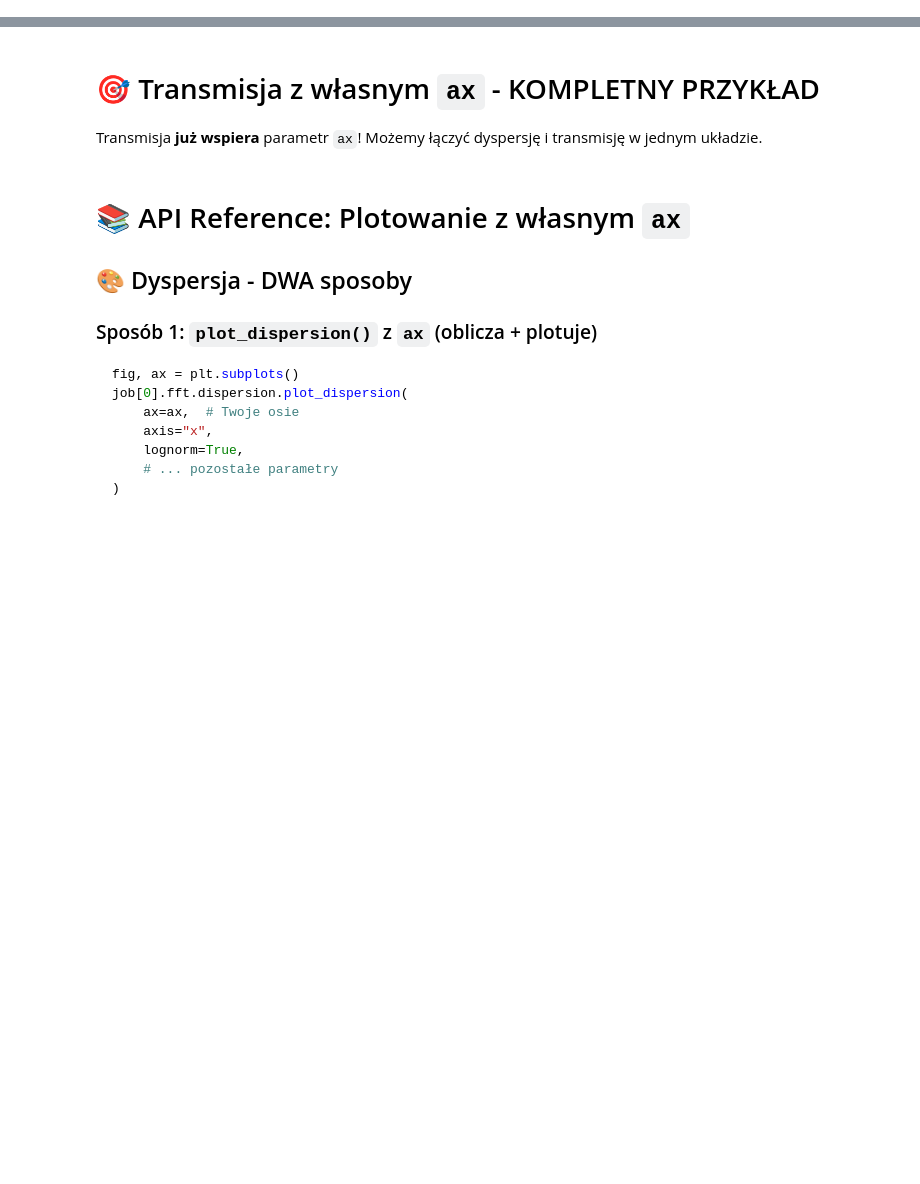
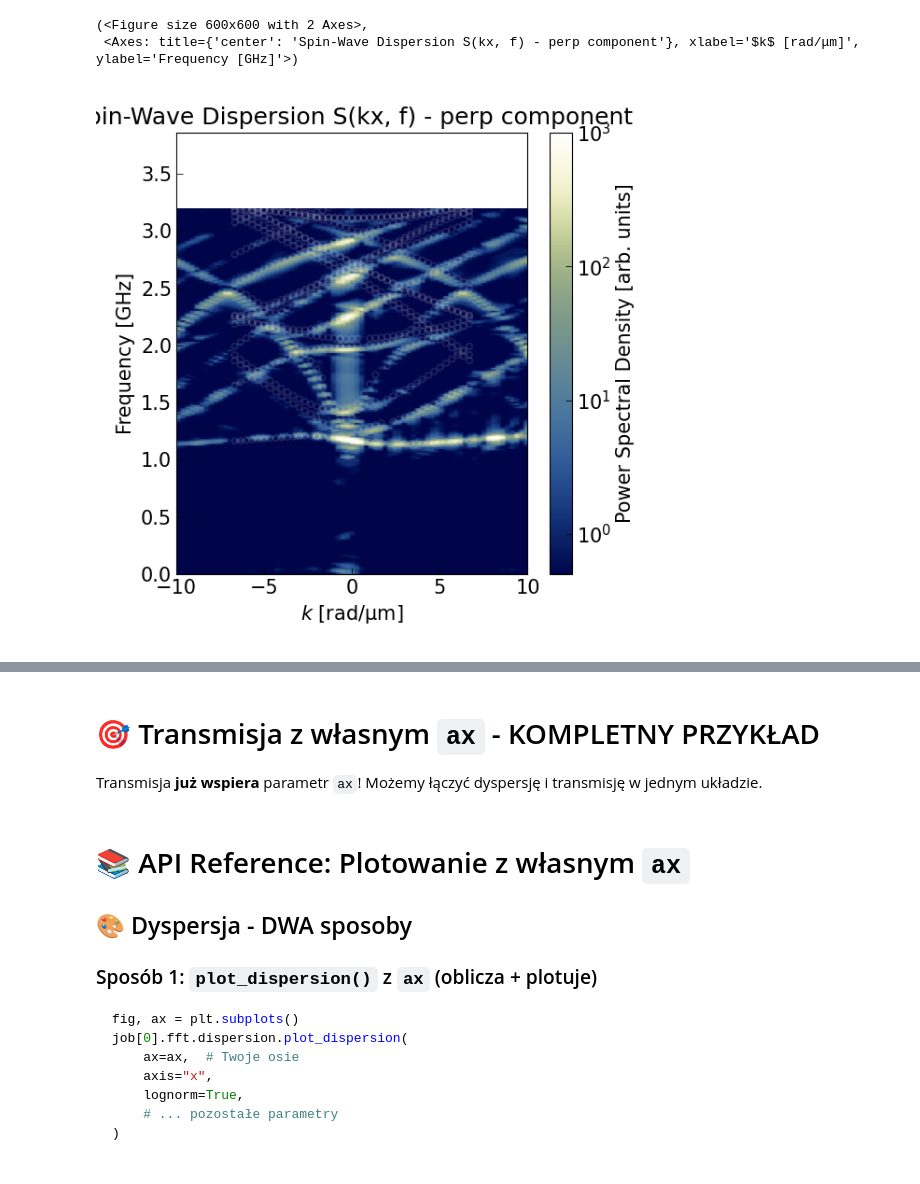
Before and after one commit to MateuszZelent/mmpp, a Jupyter notebook: mmpp/fft/transmission/Untitled-1.ipynb, the cells around one changed output, grey strips where cells are left out. Saved outputs shown, nothing was run; the diff lists cells and outputs as text; code cells hidden in the pictures; blank space fills up the shorter version.

```diff
--- a/mmpp/fft/transmission/Untitled-1.ipynb
+++ b/mmpp/fft/transmission/Untitled-1.ipynb
@@ -67 +86,23 @@ disp_result = job[0].m_layer[:1194,...].fft.dispersion.filters(
+# %%
+fig, (ax_left) = plt.subplots(1, 1, figsize=(6, 6), dpi=100, sharey=True)  # 🔑 sharey=True!
+
+job[0].fft.dispersion.plot_result(
+    disp_result,     # Gotowy wynik
+    ax=ax_left,      # Twoje osie
+    # lognorm=True,
+    vmax=1000,
+    trim_0f=None,
+    k0_normalization=0,
+    fmax=3.2,
+    vmin=0.5,
+    colornorm="symlognorm",
+    add_comsol_points="/mnt/storage_2/scratch/pl0095-01/zelent/mannga/ksob/YIG_CoFeB_resonators_matrix/CoFeB_d_180nm_p_630nm_La_5um_ant_05um_YIG_70nm_fcut_4GHz_cz_5nm/comsol_verify/vortex1_d180_lc470_8mT_A3.7_disp.txt",
+    comsol_k_col=2,
+    comsol_f_col=3,
+    comsol_style={"edgecolors": "white", "s": 20, "alpha": 0.1},
+)
+# %% [output]
+(<Figure size 600x600 with 2 Axes>,
+ <Axes: title={'center': 'Spin-Wave Dispersion S(kx, f) - perp component'}, xlabel='$k$ [rad/μm]', ylabel='Frequency [GHz]'>)
+[figure, added]
 # %%
```
Also changed, not shown: parts of 74 cells of this notebook, 12 other files.
